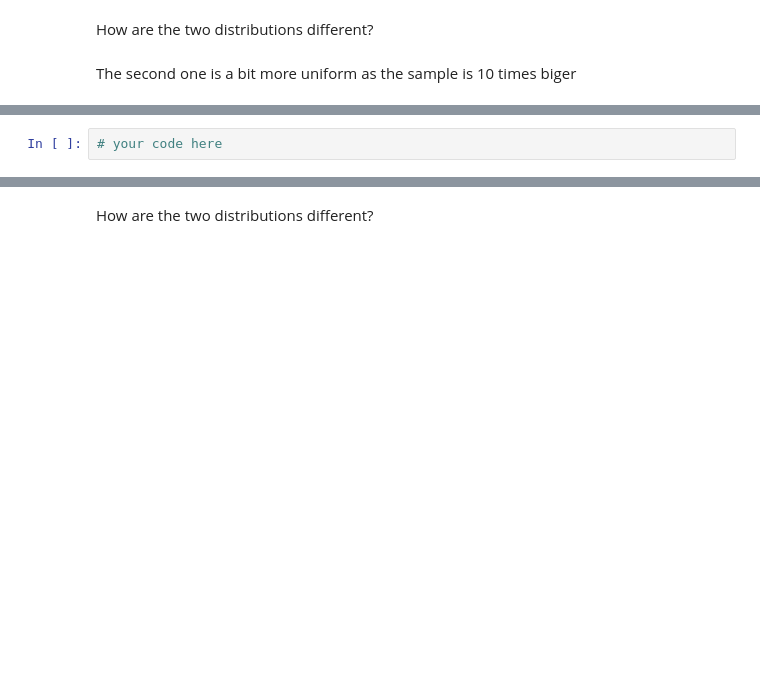
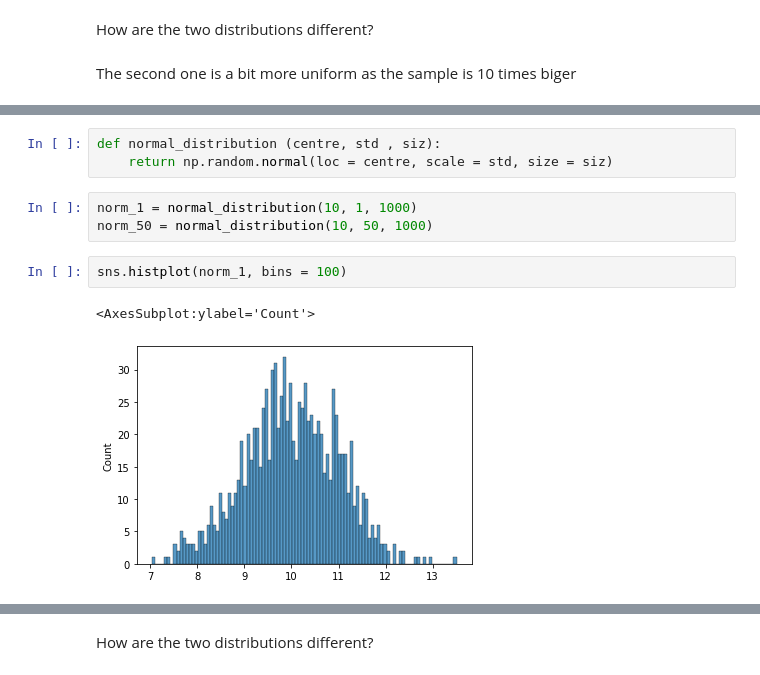
Before and after one commit to Ironhack-Data-Madrid-Enero-2021/lab-continuous-probability-distribution, a Jupyter notebook: your-code/main.ipynb, the cells around one changed output, grey strips where cells are left out. Drawn from its saved outputs; the diff is of its cells as text; blank space fills up the shorter version.

Commit message:
Hechas las distribuciones normales

```diff
--- a/your-code/main.ipynb
+++ b/your-code/main.ipynb
@@ -81,5 +83,14 @@ The second one is a bit more uniform as the sample is 10 times biger
 Expected output:
 
 ![normal distribution](nd.png)
-# %%
-# your code here
+# %%
+def normal_distribution (centre, std , siz):
+    return np.random.normal(loc = centre, scale = std, size = siz)
+# %%
+norm_1 = normal_distribution(10, 1, 1000)
+norm_50 = normal_distribution(10, 50, 1000)
+# %%
+sns.histplot(norm_1, bins = 100)
+# %% [output]
+<AxesSubplot:ylabel='Count'>
+[figure, added]
```
Also changed, not shown: parts of 13 cells of this notebook.
